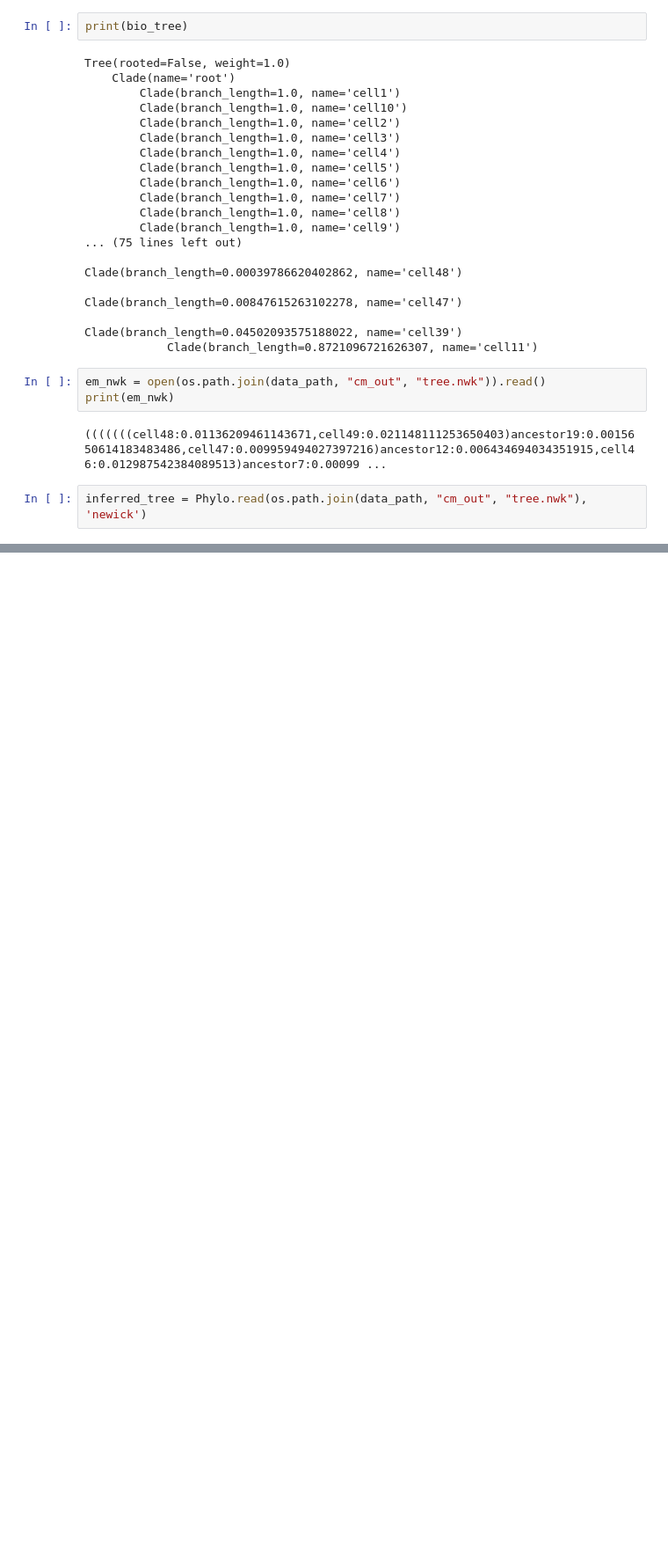
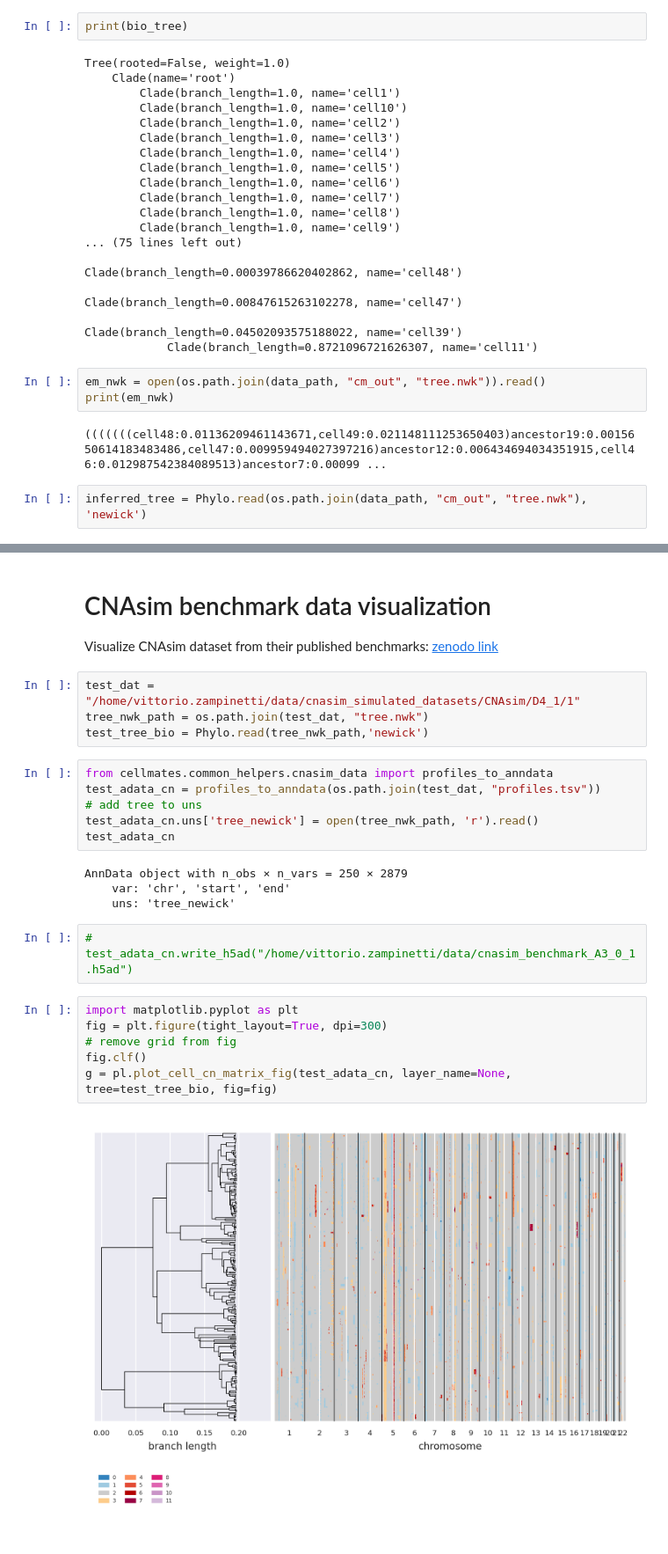
Before and after one commit to wxx20020407/cellmates_speedup, a Jupyter notebook: reproducibility/workflows/cnasim_performance/workflow/notebooks/demo.ipynb, the cells around one changed output, grey strips where cells are left out. Shown at 88% size. Saved outputs shown, nothing was run; the diff lists cells and outputs as text; blank space fills up the shorter version.

Commit message:
[feat] read profiles.tsv as anndata for cnasim benchmark analysis

```diff
--- a/reproducibility/workflows/cnasim_performance/workflow/notebooks/demo.ipynb
+++ b/reproducibility/workflows/cnasim_performance/workflow/notebooks/demo.ipynb
@@ -128,3 +125,30 @@ adata.uns['cnasim-params']
  'use_hg38_static': False,
  'use_uniform_coverage': True,
  'window_size': 1000000}
+# %% [markdown]
+# CNAsim benchmark data visualization
+Visualize CNAsim dataset from their published benchmarks: [zenodo link](https://zenodo.org/records/10108731)
+# %%
+test_dat = "/home/vittorio.zampinetti/data/cnasim_simulated_datasets/CNAsim/D4_1/1"
+tree_nwk_path = os.path.join(test_dat, "tree.nwk")
+test_tree_bio = Phylo.read(tree_nwk_path,'newick')
+# %%
+from cellmates.common_helpers.cnasim_data import profiles_to_anndata
+test_adata_cn = profiles_to_anndata(os.path.join(test_dat, "profiles.tsv"))
+# add tree to uns
+test_adata_cn.uns['tree_newick'] = open(tree_nwk_path, 'r').read()
+test_adata_cn
+# %% [output]
+AnnData object with n_obs × n_vars = 250 × 2879
+    var: 'chr', 'start', 'end'
+    uns: 'tree_newick'
+# %%
+# test_adata_cn.write_h5ad("/home/vittorio.zampinetti/data/cnasim_benchmark_A3_0_1.h5ad")
+# %%
+import matplotlib.pyplot as plt
+fig = plt.figure(tight_layout=True, dpi=300)
+# remove grid from fig
+fig.clf()
+g = pl.plot_cell_cn_matrix_fig(test_adata_cn, layer_name=None, tree=test_tree_bio, fig=fig)
+# %% [output]
+[figure, added]
```
Also changed, not shown: parts of 7 cells of this notebook, 1 other file.
